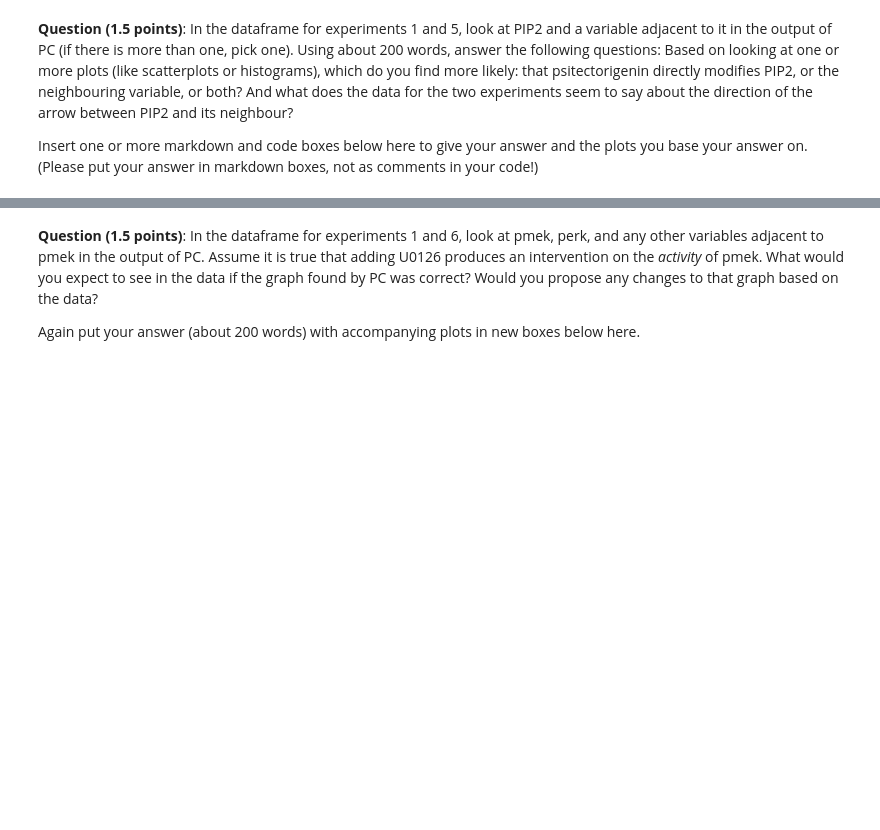
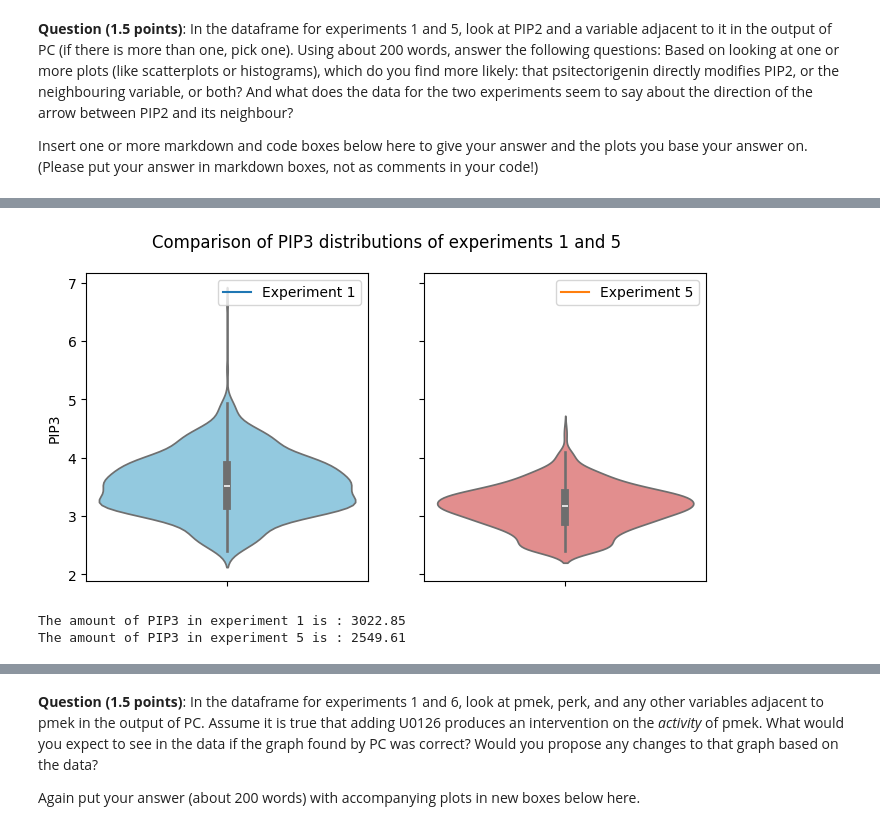
Before and after one commit to leidindi/AML, a Jupyter notebook: ass4/AML_assignment4.ipynb, the cells around one changed output, grey strips where cells are left out. Drawn from its saved outputs; the diff is of its cells as text; code cells hidden in the pictures; blank space fills up the shorter version.

```diff
--- a/ass4/AML_assignment4.ipynb
+++ b/ass4/AML_assignment4.ipynb
@@ -592,0 +521,21 @@ plt.show()
+# %%
+fig, (ax1, ax2) = plt.subplots(1, 2, figsize=(8, 4), sharex=True, sharey=True)
+
+sns.violinplot(y=PIP3_exp1, ax=ax1, color='skyblue')
+sns.violinplot(y=PIP3_exp5, ax=ax2, color='lightcoral')
+
+plt.suptitle("Comparison of PIP3 distributions of experiments 1 and 5")
+
+empty_plot, = plt.plot([], [], label='Experiment 1')
+ax1.legend(handles=[empty_plot])
+empty_plot, = plt.plot([], [], label='Experiment 5')
+ax2.legend(handles=[empty_plot])
+
+plt.show()
+
+print(f'The amount of PIP3 in experiment 1 is : {sum(PIP3_exp1):.02f}')
+print(f'The amount of PIP3 in experiment 5 is : {sum(PIP3_exp5):.02f}')
+# %% [output]
+[figure, added]
+The amount of PIP3 in experiment 1 is : 3022.85
+The amount of PIP3 in experiment 5 is : 2549.61
```
Also changed, not shown: parts of 20 cells of this notebook.
